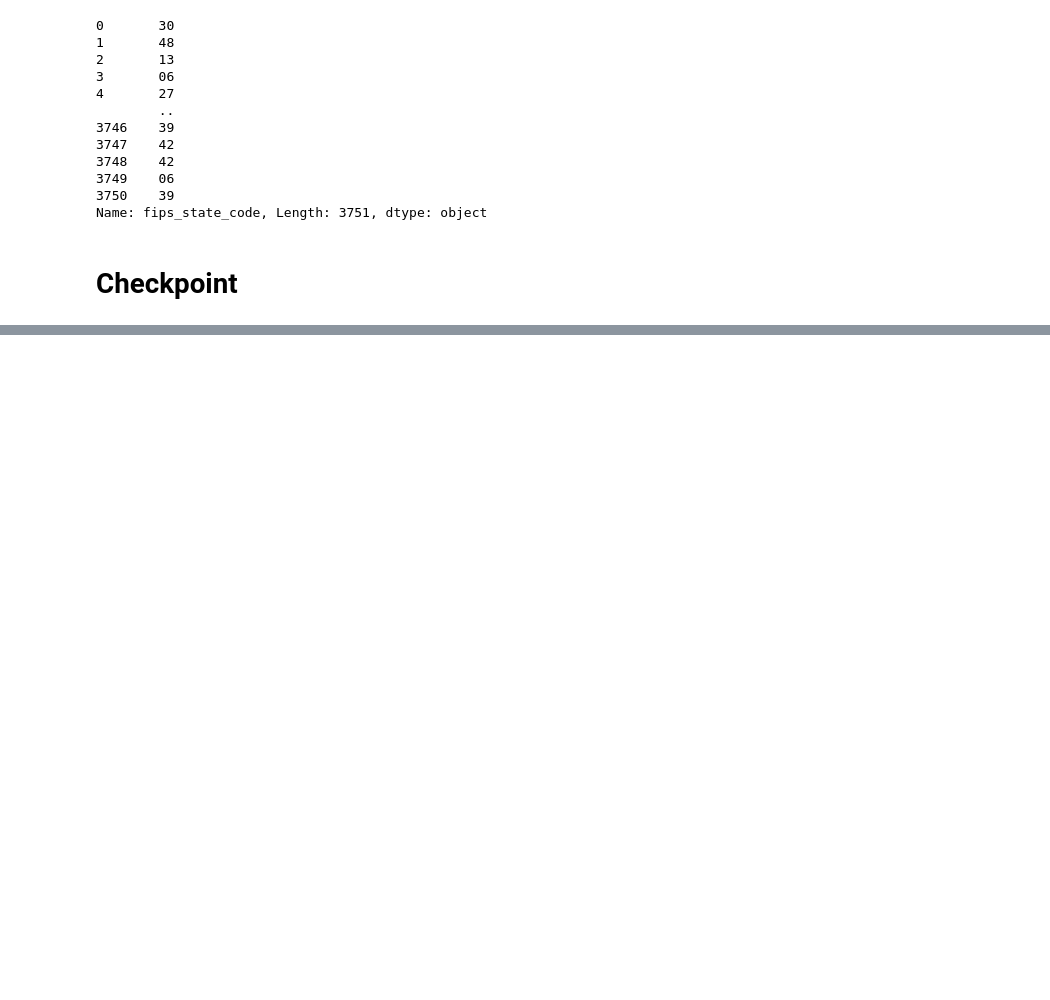
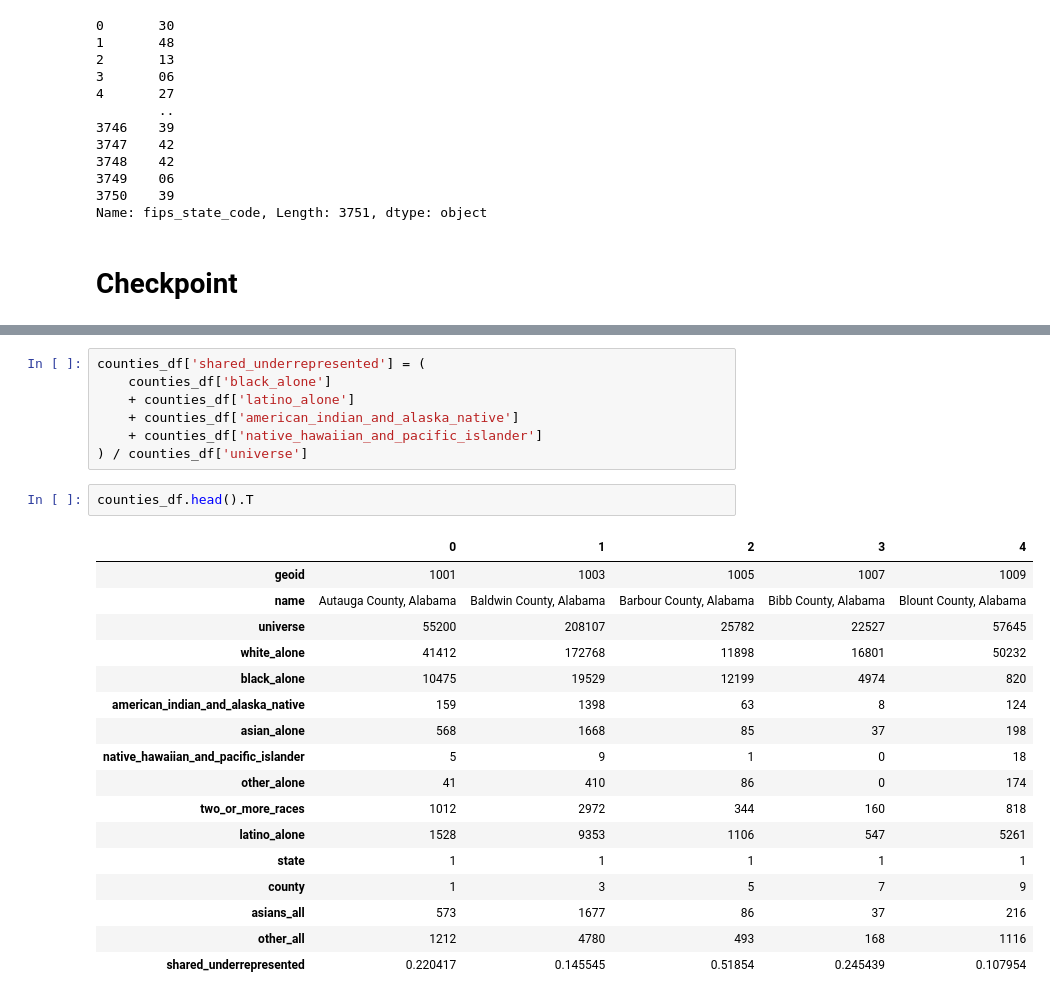
Before and after one commit to edterrell/geospatial-public-policy-analysis-with-geopandas, a Jupyter notebook: notebooks/RQ1.ipynb, the cells around one changed output, grey strips where cells are left out. Saved outputs shown, nothing was run; the diff lists cells and outputs as text; blank space fills up the shorter version.

```diff
--- a/notebooks/RQ1.ipynb
+++ b/notebooks/RQ1.ipynb
@@ -203,0 +255,27 @@ Name: fips_state_code, Length: 3751, dtype: object
+# %%
+counties_df['shared_underrepresented'] = (
+    counties_df['black_alone']
+    + counties_df['latino_alone']
+    + counties_df['american_indian_and_alaska_native']
+    + counties_df['native_hawaiian_and_pacific_islander']
+) / counties_df['universe']
+# %%
+counties_df.head().T
+# %% [output]
+|  | 0 | 1 | 2 | 3 | 4 |
+| geoid | 1001 | 1003 | 1005 | 1007 | 1009 |
+| name | Autauga County, Alabama | Baldwin County, Alabama | Barbour County, Alabama | Bibb County, Alabama | Blount County, Alabama |
+| universe | 55200 | 208107 | 25782 | 22527 | 57645 |
+| white_alone | 41412 | 172768 | 11898 | 16801 | 50232 |
+| black_alone | 10475 | 19529 | 12199 | 4974 | 820 |
+| american_indian_and_alaska_native | 159 | 1398 | 63 | 8 | 124 |
+| asian_alone | 568 | 1668 | 85 | 37 | 198 |
+| native_hawaiian_and_pacific_islander | 5 | 9 | 1 | 0 | 18 |
+| other_alone | 41 | 410 | 86 | 0 | 174 |
+| two_or_more_races | 1012 | 2972 | 344 | 160 | 818 |
+| latino_alone | 1528 | 9353 | 1106 | 547 | 5261 |
+| state | 1 | 1 | 1 | 1 | 1 |
+| county | 1 | 3 | 5 | 7 | 9 |
+| asians_all | 573 | 1677 | 86 | 37 | 216 |
+| other_all | 1212 | 4780 | 493 | 168 | 1116 |
+| shared_underrepresented | 0.220417 | 0.145545 | 0.51854 | 0.245439 | 0.107954 |
```
Also changed, not shown: parts of 23 cells of this notebook.
